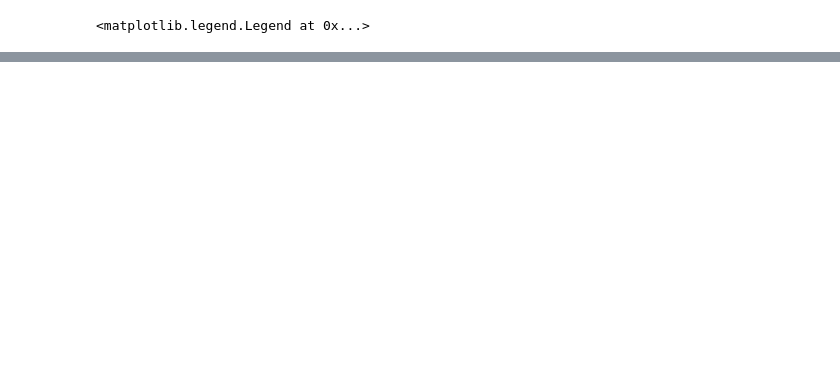
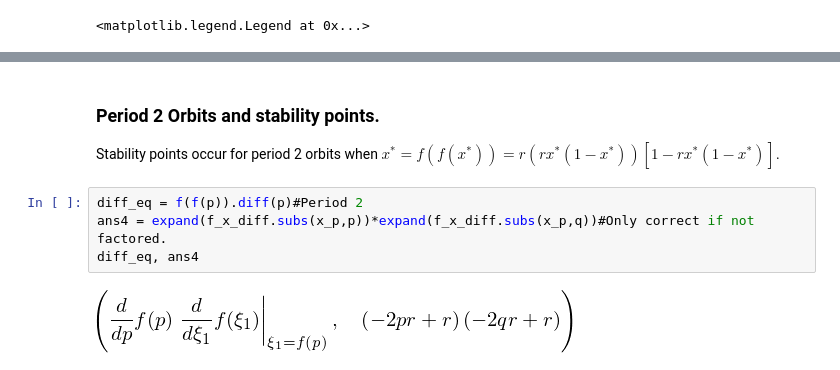
Before and after one commit to Llewelyn62/Non-linear-dynamics-Strogatz, a Jupyter notebook: Strogatz/Chapter10_1D_maps.ipynb, the cells around one changed output, grey strips where cells are left out. Drawn from its saved outputs; the diff is of its cells as text; blank space fills up the shorter version.

```diff
--- a/Strogatz/Chapter10_1D_maps.ipynb
+++ b/Strogatz/Chapter10_1D_maps.ipynb
@@ -322,0 +359,9 @@ anim = animation.FuncAnimation(fig, animate, init_func=init,
+# %% [markdown]
+### Period 2 Orbits and stability points.
+Stability points occur for period 2 orbits when $x^* = f(f(x^*)) = r(rx^*(1-x^*))[1 - rx^*(1-x^*)]$.
+# %%
+diff_eq = f(f(p)).diff(p)#Period 2
+ans4 = expand(f_x_diff.subs(x_p,p))*expand(f_x_diff.subs(x_p,q))#Only correct if not factored.
+diff_eq, ans4
+# %% [output]
+[figure, added]
```
Also changed, not shown: parts of 23 cells of this notebook.
